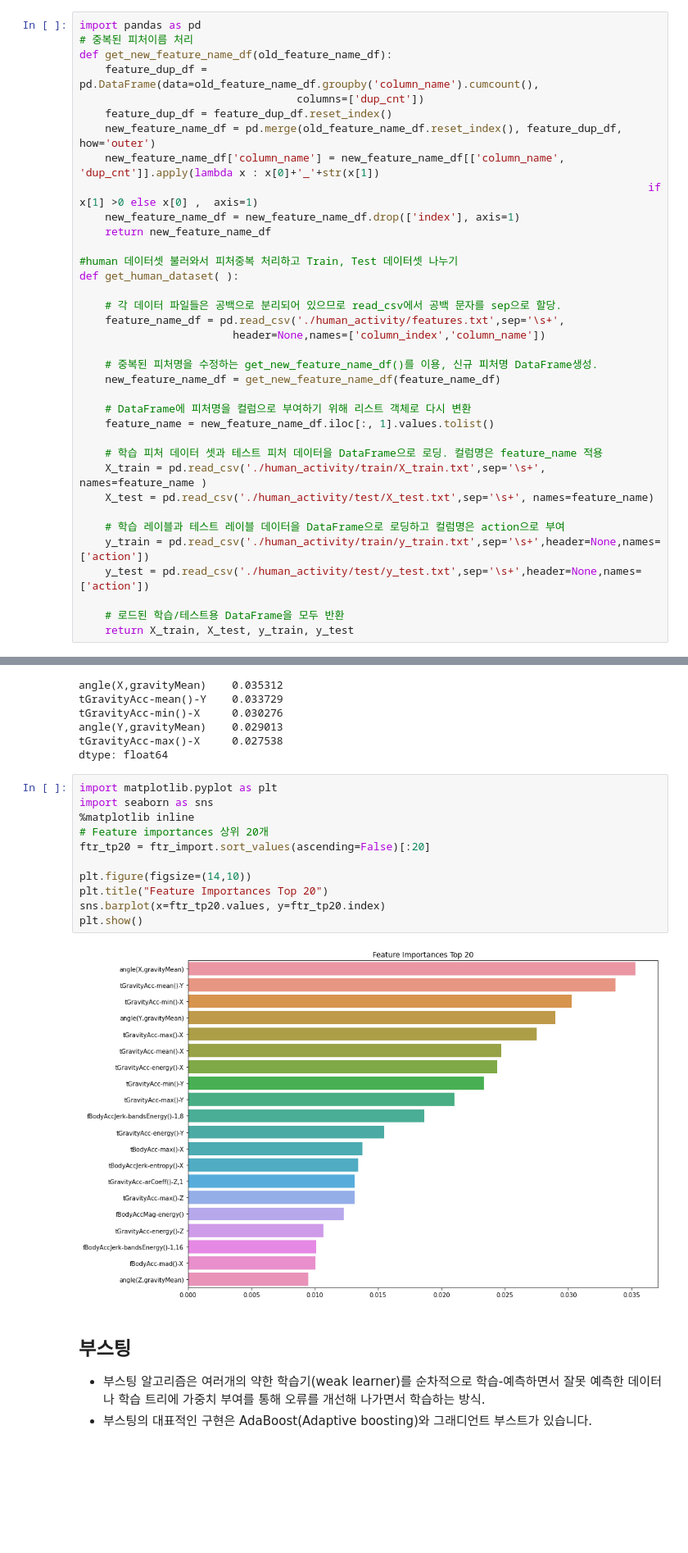
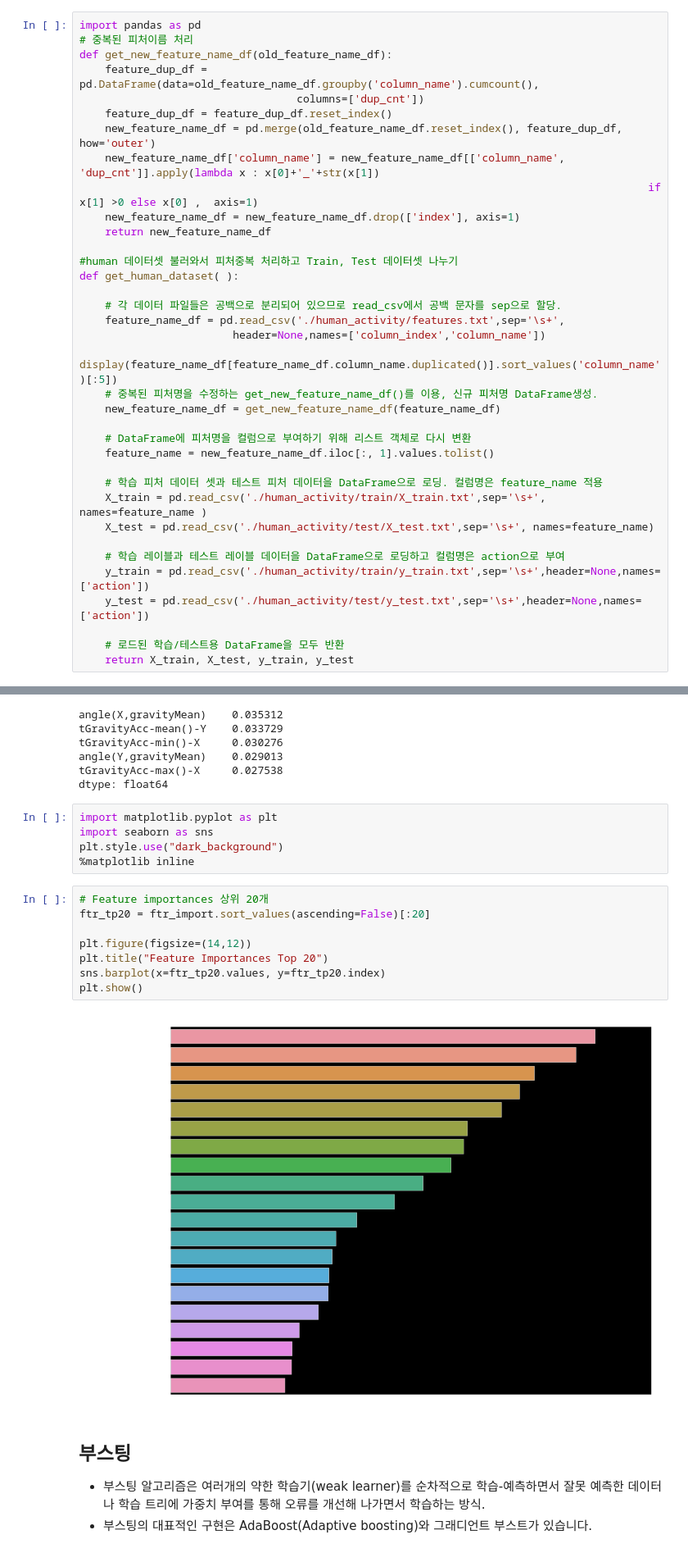
Before and after one commit to netsus/ML_PerfectGuide, a Jupyter notebook: 4장/4.3_앙상블학습_4.4_랜덤포레스트_4.5_GBM.ipynb, the cells around one changed output, grey strips where cells are left out. Shown at 82% size. Drawn from its saved outputs; the diff is of its cells as text; blank space fills up the shorter version.

```diff
--- a/4장/4.3_앙상블학습_4.4_랜덤포레스트_4.5_GBM.ipynb
+++ b/4장/4.3_앙상블학습_4.4_랜덤포레스트_4.5_GBM.ipynb
@@ -131,7 +138,7 @@ def get_human_dataset( ):
     # 각 데이터 파일들은 공백으로 분리되어 있으므로 read_csv에서 공백 문자를 sep으로 할당.
     feature_name_df = pd.read_csv('./human_activity/features.txt',sep='\s+',
                         header=None,names=['column_index','column_name'])
-
+    display(feature_name_df[feature_name_df.column_name.duplicated()].sort_values('column_name')[:5])
     # 중복된 피처명을 수정하는 get_new_feature_name_df()를 이용, 신규 피처명 DataFrame생성.
     new_feature_name_df = get_new_feature_name_df(feature_name_df)
 
@@ -211,19 +225,21 @@ tGravityAcc-min()-X     0.030276
 angle(Y,gravityMean)    0.029013
 tGravityAcc-max()-X     0.027538
 dtype: float64
+# %%
+import matplotlib.pyplot as plt
+import seaborn as sns
+plt.style.use("dark_background")
+%matplotlib inline
 # %%
-import matplotlib.pyplot as plt
-import seaborn as sns
-%matplotlib inline
 # Feature importances 상위 20개
 ftr_tp20 = ftr_import.sort_values(ascending=False)[:20]
 
-plt.figure(figsize=(14,10))
+plt.figure(figsize=(14,12))
 plt.title("Feature Importances Top 20")
 sns.barplot(x=ftr_tp20.values, y=ftr_tp20.index)
 plt.show()
 # %% [output]
-[figure, old version]
+[figure, new version]
 # %% [markdown]
 ## 부스팅
 - 부스팅 알고리즘은 여러개의 약한 학습기(weak learner)를 순차적으로 학습-예측하면서 잘못 예측한 데이터나 학습 트리에 가중치 부여를 통해 오류를 개선해 나가면서 학습하는 방식.
```
Also changed, not shown: parts of 6 cells of this notebook.
